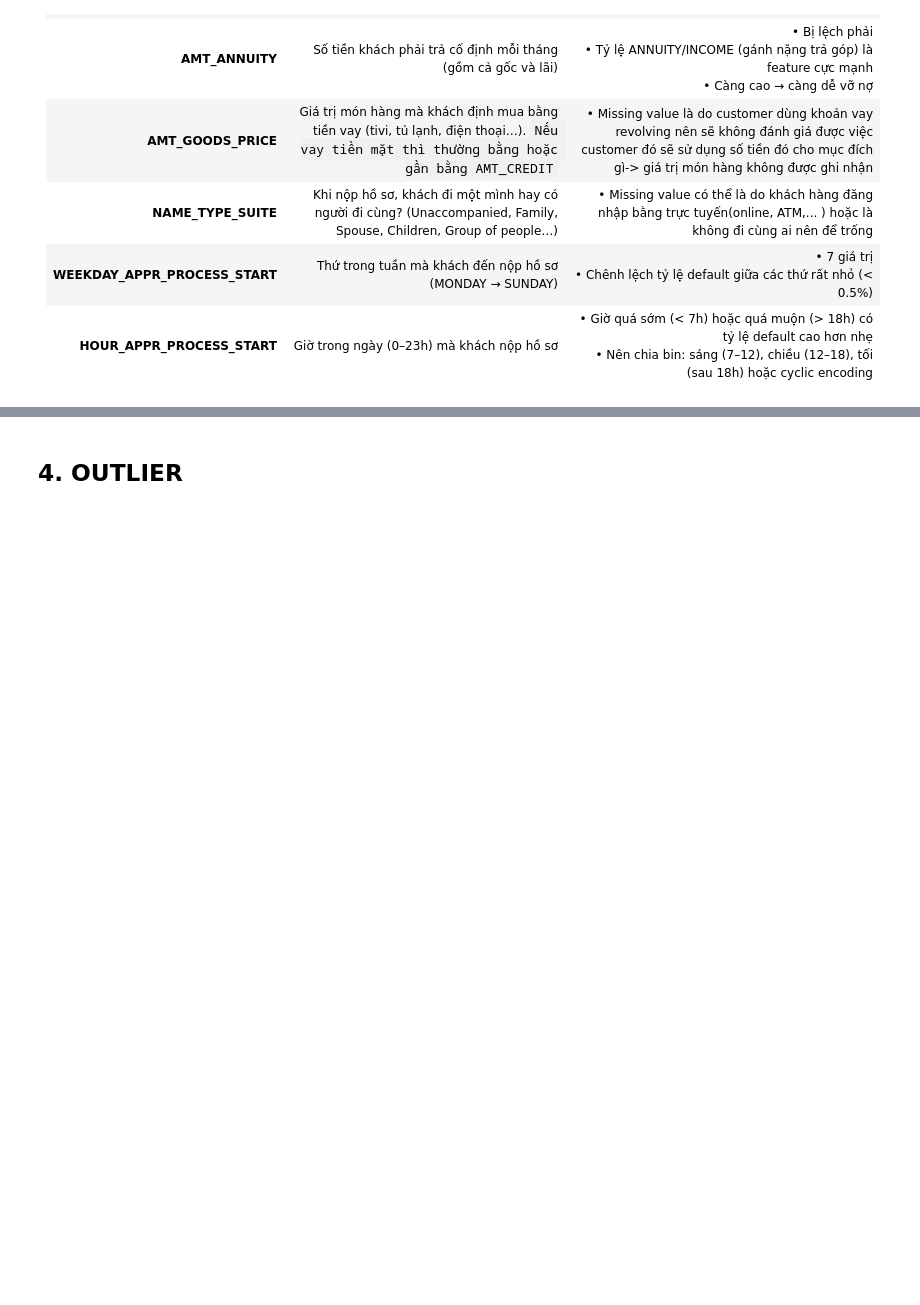
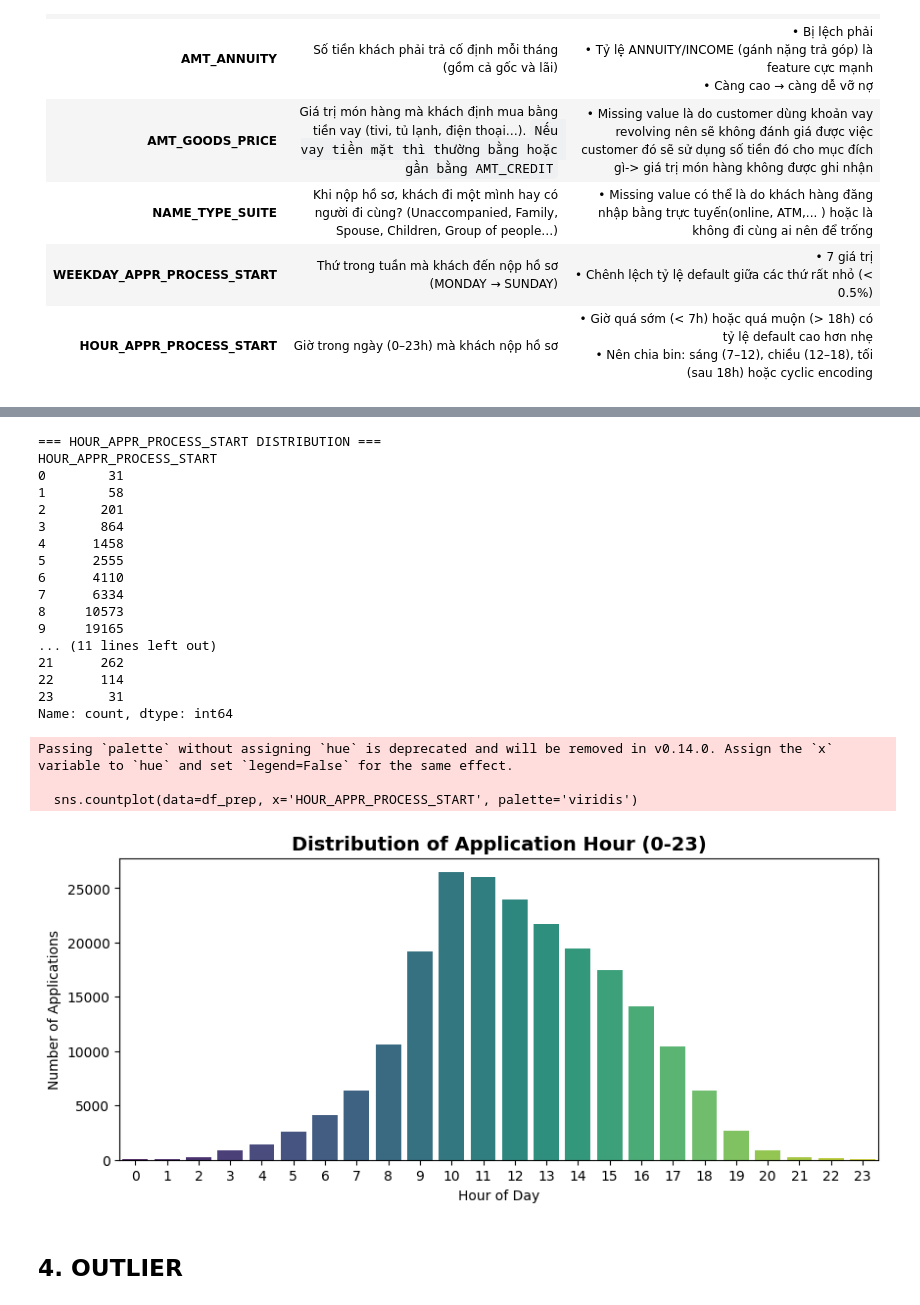
Before and after one commit to MinhGioChai/Data-Visualization, a Jupyter notebook: dataunderstandingwith10fts.ipynb, the cells around one changed output, grey strips where cells are left out. Cells and saved outputs as stored; diff of their text form; code cells hidden in the pictures; blank space fills up the shorter version.

```diff
--- a/dataunderstandingwith10fts.ipynb
+++ b/dataunderstandingwith10fts.ipynb
@@ -137,0 +150,2 @@ Passing `palette` without assigning `hue` is deprecated and will be removed in v
+# %%
+df_prep.loc[:,"AMT_INCOME_TOTAL"] = pd.to_numeric(df_prep["AMT_INCOME_TOTAL"], errors='coerce')
@@ -144,6 +170,8 @@ numerical_cols = [
     'AMT_GOODS_PRICE',
     'HOUR_APPR_PROCESS_START'
 ]
+for col in numerical_cols:
+    df_prep[col] = pd.to_numeric(df_prep[col], errors='coerce')
 
 n_cols = 3
 n_rows = 2
@@ -154,12 +182,11 @@ axes = axes.ravel()
 for i, col in enumerate(numerical_cols):
     ax = axes[i]
 
-    # 1. Histogram xanh nhạt (như cũ)
+
     sns.histplot(data=df_prep, x=col, ax=ax,
                  color="#7A92D6", alpha=0.75,
                  bins=100, linewidth=0, kde=False, stat="density", label='Histogram')
 
-    # 2. THÊM ĐƯỜNG KDE MÀU ĐỎ ĐẬM – SIÊU MƯỢT, SIÊU RÕ XU HƯỚNG!
     sns.kdeplot(data=df_prep, x=col, ax=ax,
                 color="#3957B0", linewidth=3.5,
                 bw_adjust=0.8, alpha=0.9, label='KDE (Density Curve)')
@@ -197,7 +224,6 @@ for i, col in enumerate(numerical_cols):
 # Ẩn ô trống
 axes[-1].set_visible(False)
 
-# Tiêu đề tổng siêu chuyên nghiệp
 plt.suptitle('NUMERICAL FEATURES DISTRIBUTION',
              fontsize=23, fontweight='bold', color='darkblue', y=0.98)
 
@@ -378,0 +483,17 @@ Revolving loans →  5.57% vỡ nợ (1,136 người vỡ nợ / 20,398 người
+# %%
+df_prep = df[cols_group1].copy()
+#1 NAME_TYPE_SUITE - missing 882 giá trị(MAR))
+df_prep['NAME_TYPE_SUITE_MISSING'] = df_prep['NAME_TYPE_SUITE'].isnull().astype(int)
+df_prep['NAME_TYPE_SUITE'] = df_prep['NAME_TYPE_SUITE'].fillna('Unknown')
+
+# 2. AMT_GOODS_PRICE – missing(MCAR) 174 giá trị
+df_prep['GOODS_PRICE_WAS_MISSING'] = df_prep['AMT_GOODS_PRICE'].isnull().astype(int)
+df_prep['AMT_GOODS_PRICE'] = df_prep['AMT_GOODS_PRICE'].fillna(df_prep['AMT_CREDIT'])
+
+# 3. AMT_ANNUITY – chỉ 9 giá trị missing(MCAR) → fill bằng median để không bị mất dữ liệu của feature quan trọng
+df_prep['AMT_ANNUITY_WAS_MISSING'] = df_prep['AMT_ANNUITY'].isnull().astype(int)
+df_prep['AMT_ANNUITY'] = df_prep['AMT_ANNUITY'].fillna(df_prep['AMT_ANNUITY'].median())
+
+# Kiểm tra lại
+print("Số missing sau khi xử lý:")
+print(df_prep.isnull().sum())
@@ -379,2 +564,42 @@ Revolving loans →  5.57% vỡ nợ (1,136 người vỡ nợ / 20,398 người
+# %%
+print("\n=== HOUR_APPR_PROCESS_START DISTRIBUTION ===")
+hour_dist = df_prep['HOUR_APPR_PROCESS_START'].value_counts().sort_index()
+print(hour_dist)
+
+# Visual
+plt.figure(figsize=(10,4))
+sns.countplot(data=df_prep, x='HOUR_APPR_PROCESS_START', palette='viridis')
+plt.title('Distribution of Application Hour (0-23)', fontsize=14, fontweight='bold')
+plt.xlabel('Hour of Day')
+plt.ylabel('Number of Applications')
+plt.show()
+
+
+df_prep['is_morning']   = df_prep['HOUR_APPR_PROCESS_START'].between(6, 11).astype(int)
+df_prep['is_afternoon'] = df_prep['HOUR_APPR_PROCESS_START'].between(12, 17).astype(int)
+df_prep['is_evening']   = df_prep['HOUR_APPR_PROCESS_START'].between(18, 23).astype(int)
+df_prep['is_night']     = df_prep['HOUR_APPR_PROCESS_START'].between(0, 5).astype(int)
+# %% [output]
+=== HOUR_APPR_PROCESS_START DISTRIBUTION ===
+HOUR_APPR_PROCESS_START
+0        31
+1        58
+2       201
+3       864
+4      1458
+5      2555
+6      4110
+7      6334
+8     10573
+9     19165
+... (11 lines left out)
+21      262
+22      114
+23       31
+Name: count, dtype: int64
+Passing `palette` without assigning `hue` is deprecated and will be removed in v0.14.0. Assign the `x` variable to `hue` and set `legend=False` for the same effect.
+
+  sns.countplot(data=df_prep, x='HOUR_APPR_PROCESS_START', palette='viridis')
+[figure, added]
 # %% [markdown]
 ## **4. OUTLIER**
```
Also changed, not shown: parts of 26 cells of this notebook, 1 other file.
